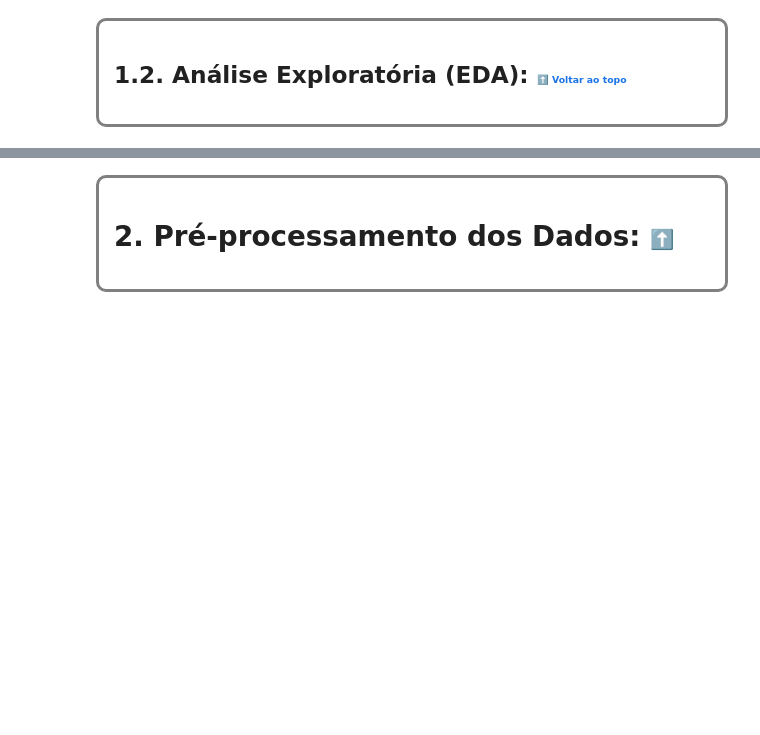
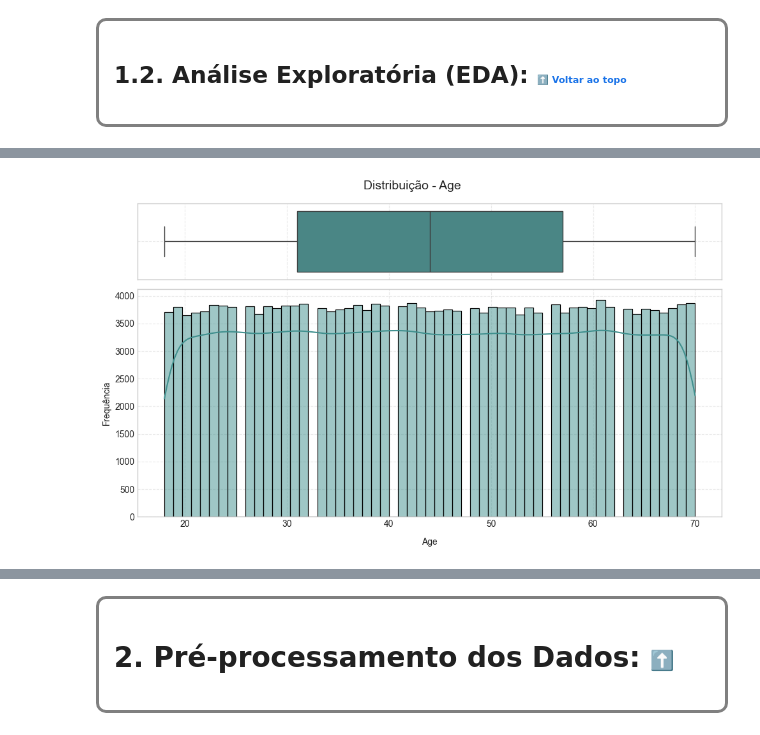
Before and after one commit to nobrevitor/Data_Science_Potfolio, a Jupyter notebook: projeto_fraude_semantix/notebooks/eda_modelagem.ipynb, the cells around one changed output, grey strips where cells are left out. Drawn from its saved outputs; the diff is of its cells as text; code cells hidden in the pictures; blank space fills up the shorter version.

```diff
--- a/projeto_fraude_semantix/notebooks/eda_modelagem.ipynb
+++ b/projeto_fraude_semantix/notebooks/eda_modelagem.ipynb
@@ -221,0 +347,4 @@ dtype: int64
+# %%
+univariada(df, 'Age')
+# %% [output]
+[figure, added]
```
Also changed, not shown: parts of 38 cells of this notebook.
